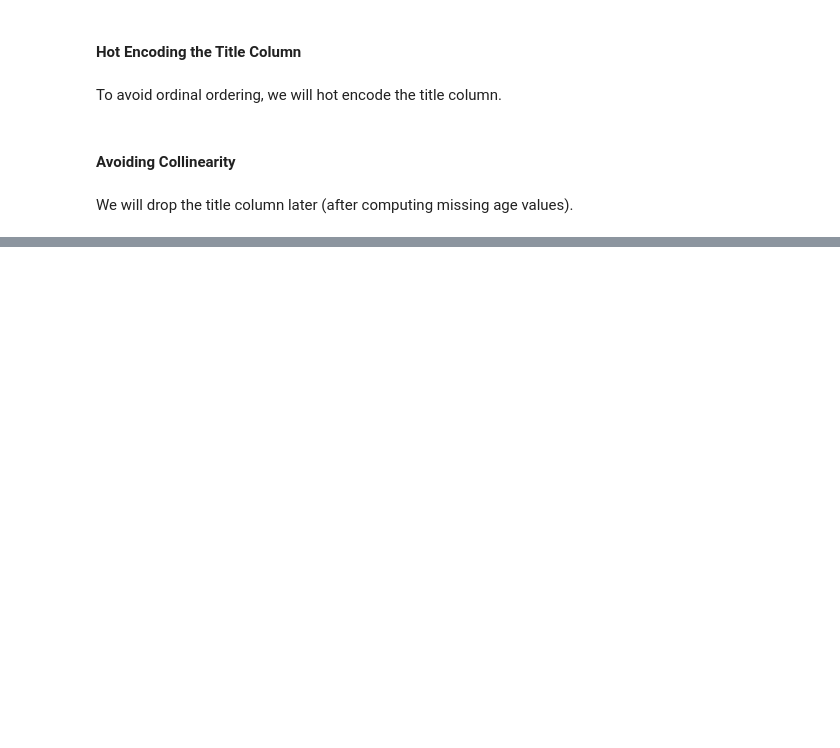
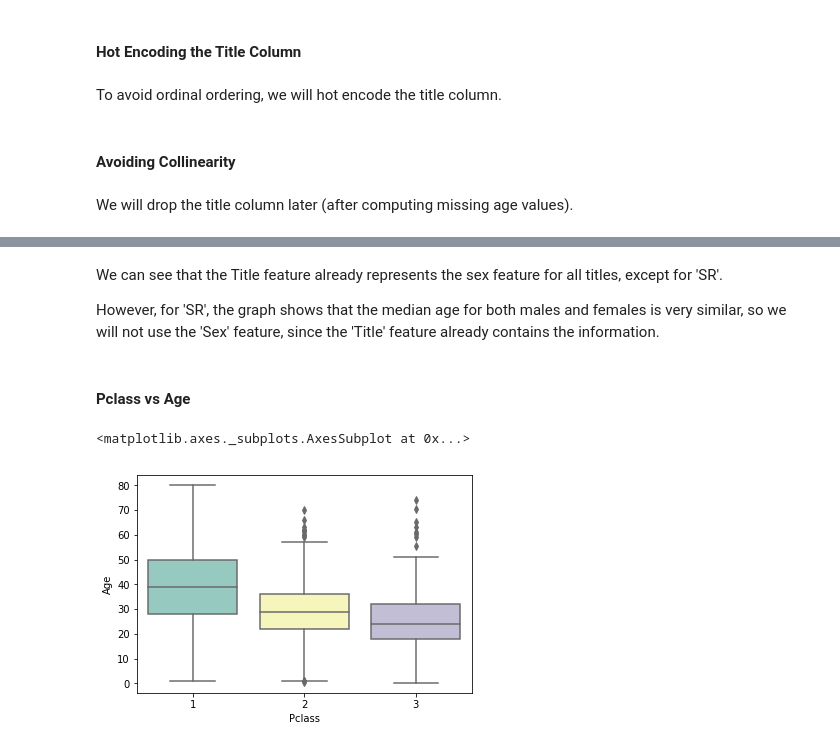
Before and after one commit to jacobk52/titanic_classification, a Jupyter notebook: python/titanic_classification.ipynb, the cells around one changed output, grey strips where cells are left out. Cells and saved outputs as stored; diff of their text form; code cells hidden in the pictures; blank space fills up the shorter version.

```diff
--- a/python/titanic_classification.ipynb
+++ b/python/titanic_classification.ipynb
@@ -668,0 +700,11 @@ We will drop the title column later (after computing missing age values).
+# %% [markdown]
+We can see that the Title feature already represents the sex feature for all titles, except for 'SR'.
+
+However, for 'SR', the graph shows that the median age for both males and females is very similar, so we will not use the 'Sex' feature, since the 'Title' feature already contains the information.
+# %% [markdown]
+#### Pclass vs Age
+# %%
+sns.boxplot(x='Pclass', y='Age', data=combined_df, palette='Set3')
+# %% [output]
+<matplotlib.axes._subplots.AxesSubplot at 0x...>
+[figure, added]
```
Also changed, not shown: parts of 30 cells of this notebook.
